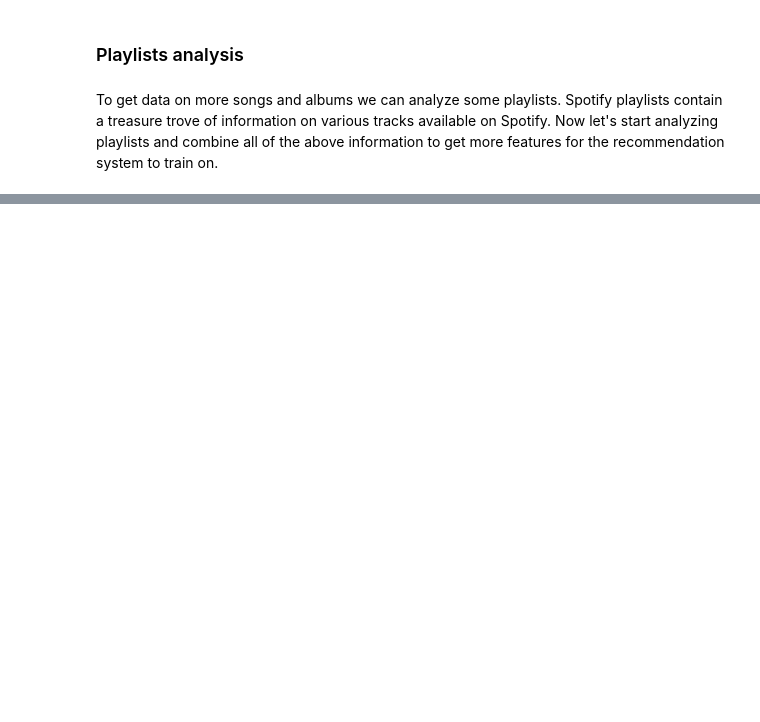
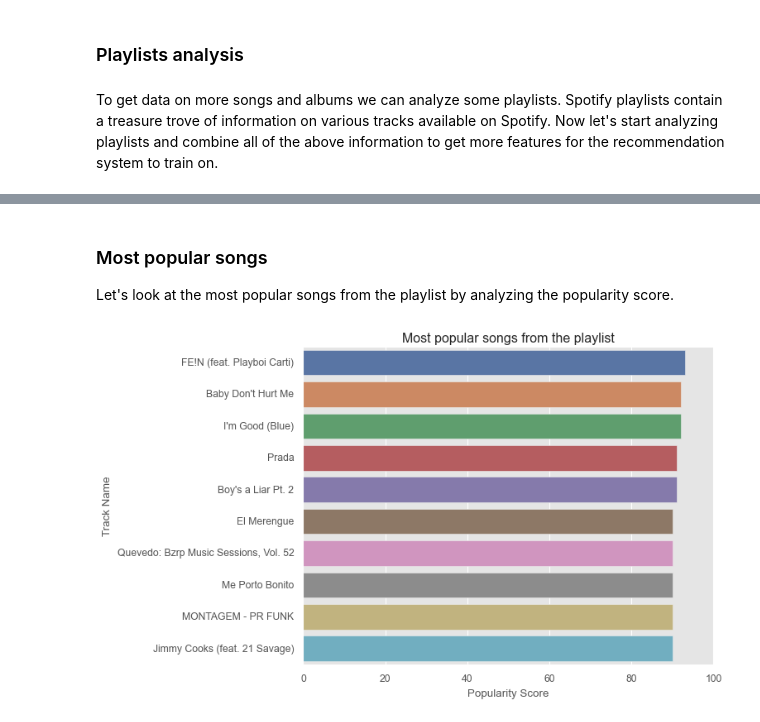
Before and after one commit to nikhil-1e9/Music-Recommendation-System, a Jupyter notebook: Spotify Recommendation System.ipynb, the cells around one changed output, grey strips where cells are left out. Cells and saved outputs as stored; diff of their text form; code cells hidden in the pictures; blank space fills up the shorter version.

```diff
--- a/Spotify Recommendation System.ipynb
+++ b/Spotify Recommendation System.ipynb
@@ -25,7 +25,12 @@ To get started with building a Music Recommendation System, we first need to hav
 import requests
 import base64
 import pandas as pd
+import matplotlib.pyplot as plt
+import seaborn as sns
 from IPython.display import Image
+
+sns.set(style="darkgrid", palette="muted")
+plt.style.use("ggplot")
 # %%
 # Replace with your Client ID and Client Secret
 CLIENT_ID = 'ce4535f3e2b5472c81dadc11207e3d12'
@@ -358,0 +400,13 @@ music_df
+# %% [markdown]
+### Most popular songs
+Let's look at the most popular songs from the playlist by analyzing the popularity score.
+# %%
+# Get top 10 most popular songs from the playlist
+data = music_df.sort_values('Popularity', ascending=False)[:10]
+sns.barplot(data=data, x='Popularity', y='Track Name', palette='deep')
+plt.xlabel("Popularity Score")
+plt.ylabel("Track Name")
+plt.title("Most popular songs from the playlist")
+plt.show()
+# %% [output]
+[figure, added]
```
Also changed, not shown: parts of 30 cells of this notebook.
